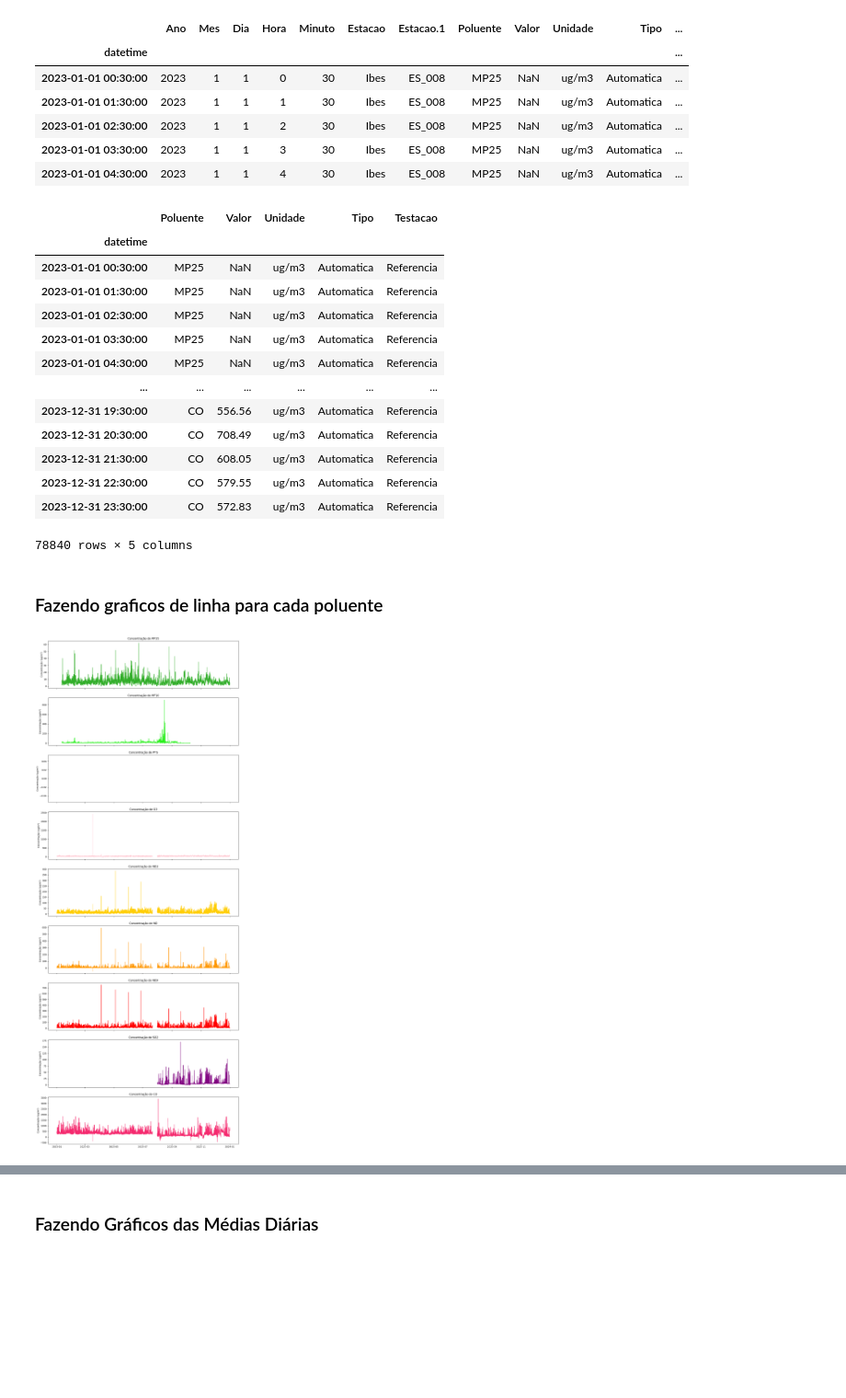
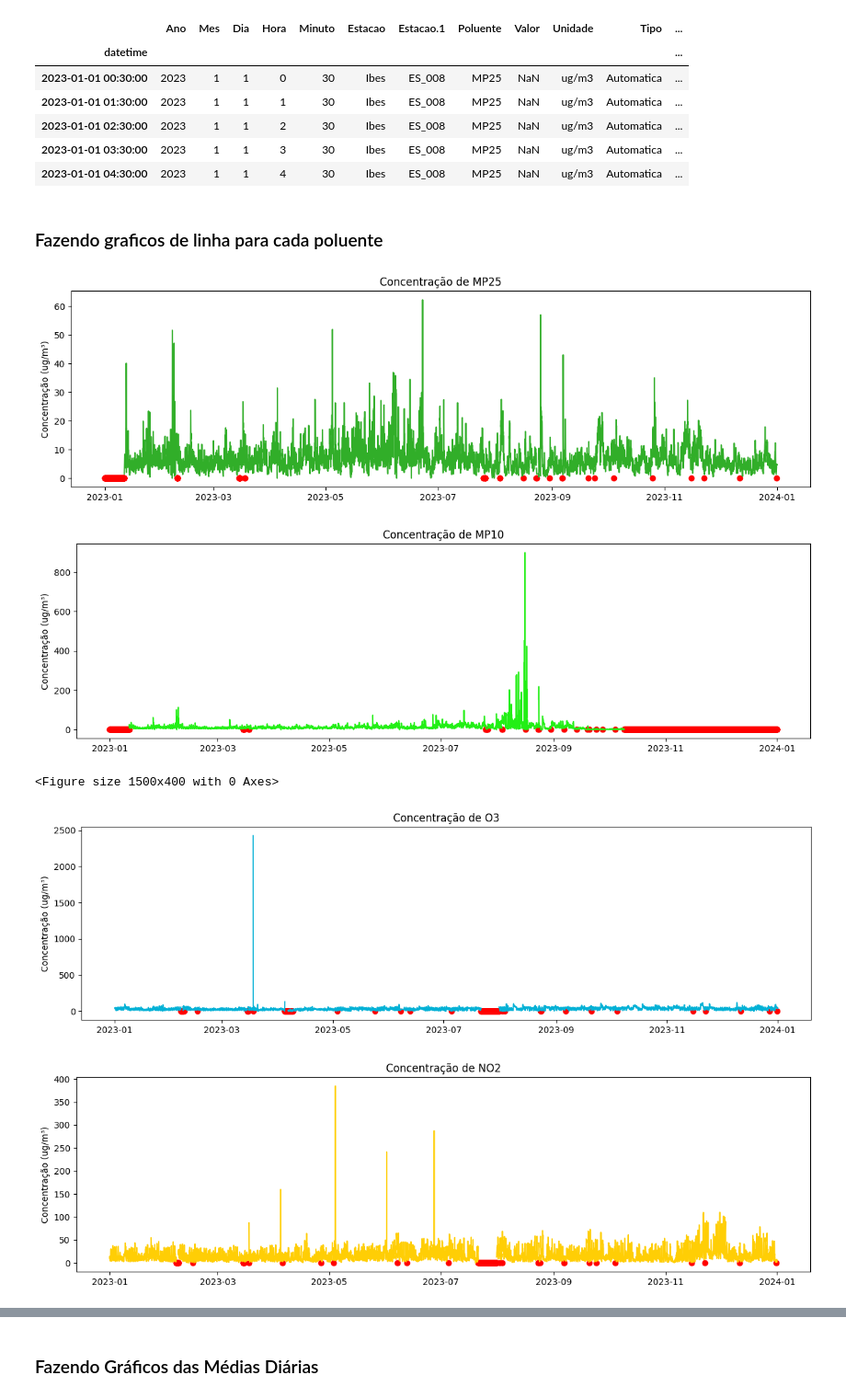
Before and after one commit to Bianca-bonetti/ENS410064, a Jupyter notebook: Atividade03.ipynb, the cells around one changed output, grey strips where cells are left out. Shown at 92% size. Cells and saved outputs as stored; diff of their text form; code cells hidden in the pictures; blank space fills up the shorter version.

```diff
--- a/Atividade03.ipynb
+++ b/Atividade03.ipynb
@@ -87,41 +90,27 @@ See the caveats in the documentation: https://pandas.pydata.org/pandas-docs/stab
 | 2023-01-01 02:30:00 | 2023 | 1 | 1 | 2 | 30 | Ibes | ES_008 | MP25 | NaN | ug/m3 | Automatica | ... |
 | 2023-01-01 03:30:00 | 2023 | 1 | 1 | 3 | 30 | Ibes | ES_008 | MP25 | NaN | ug/m3 | Automatica | ... |
 | 2023-01-01 04:30:00 | 2023 | 1 | 1 | 4 | 30 | Ibes | ES_008 | MP25 | NaN | ug/m3 | Automatica | ... |
-# %%
-# Selecionando somente os dados importantes para minha análise
-laranjeiras = laranjeiras[['Poluente','Valor', 'Unidade', 'Tipo', 'Testacao']]
-laranjeiras
-# %% [output]
-|  | Poluente | Valor | Unidade | Tipo | Testacao |
-| datetime |  |  |  |  |  |
-| 2023-01-01 00:30:00 | MP25 | NaN | ug/m3 | Automatica | Referencia |
-| 2023-01-01 01:30:00 | MP25 | NaN | ug/m3 | Automatica | Referencia |
-| 2023-01-01 02:30:00 | MP25 | NaN | ug/m3 | Automatica | Referencia |
-| 2023-01-01 03:30:00 | MP25 | NaN | ug/m3 | Automatica | Referencia |
-| 2023-01-01 04:30:00 | MP25 | NaN | ug/m3 | Automatica | Referencia |
-| ... | ... | ... | ... | ... | ... |
-| 2023-12-31 19:30:00 | CO | 556.56 | ug/m3 | Automatica | Referencia |
-| 2023-12-31 20:30:00 | CO | 708.49 | ug/m3 | Automatica | Referencia |
-| 2023-12-31 21:30:00 | CO | 608.05 | ug/m3 | Automatica | Referencia |
-| 2023-12-31 22:30:00 | CO | 579.55 | ug/m3 | Automatica | Referencia |
-| 2023-12-31 23:30:00 | CO | 572.83 | ug/m3 | Automatica | Referencia |
-78840 rows × 5 columns
 # %% [markdown]
 ### Fazendo graficos de linha para cada poluente
 # %%
 poluentes = laranjeiras['Poluente'].unique().tolist()
-
-colors = ['#31ae29', '#22ef15', 'blue', 'pink', '#ffce05', '#ff9905', 'red', 'purple', '#f5296e']
+laranjeiras['Valor'] = laranjeiras['Valor'].mask(laranjeiras['Valor'] < 0, np.nan)
+laranjeiras['Dia_da_Semana'] = laranjeiras.index.day_name(locale='pt_BR').str[:3]
+colors = ['#31ae29', '#22ef15', 'blue', '#04b1d6', '#ffce05', '#ff9905', '#ff6868', 'purple', '#f5296e']
 limites = []
-fig,ax = plt.subplots(9,sharex=True, figsize = (15,40))
-ii = 0
-for polu in poluentes:
-    df_poluente = laranjeiras.loc[(laranjeiras['Poluente'] == polu)]
-    ax[ii].plot(df_poluente.index,df_poluente['Valor'],color = colors[ii])
-    label_limite = 'Limite de '+polu
-    #ax[ii].axhline(y= limites[ii], color= colors[ii], linestyle='--', label=label_limite)
-    ax[ii].set_title('Concentração de '+polu)
-    ax[ii].set_ylabel('Concentração (ug/m³)')
-    ii = ii+1
+for ii,polu in enumerate(poluentes):
+    plt.figure(figsize=(15, 4))
+    df_poluente = laranjeiras.loc[laranjeiras['Poluente'] == polu].copy()
+    if df_poluente['Valor'].mean()>0:
+        plt.plot(df_poluente.index,df_poluente['Valor'],color = colors[ii])
+        plt.scatter(df_poluente.index[df_poluente.iloc[:,8].isna()],np.zeros(np.sum(df_poluente.iloc[:,8].isna())),color='red')
+        label_limite = 'Limite de '+polu
+        #ax[ii].axhline(y= limites[ii], color= colors[ii], linestyle='--', label=label_limite)
+        plt.title('Concentração de '+polu)
+        plt.ylabel('Concentração (ug/m³)')
 # %% [output]
-[figure, old version]
+[figure, new version]
+[figure, added]
+<Figure size 1500x400 with 0 Axes>
+[figure, added]
+[figure, added]
```
Also changed, not shown: parts of 13 cells of this notebook.
